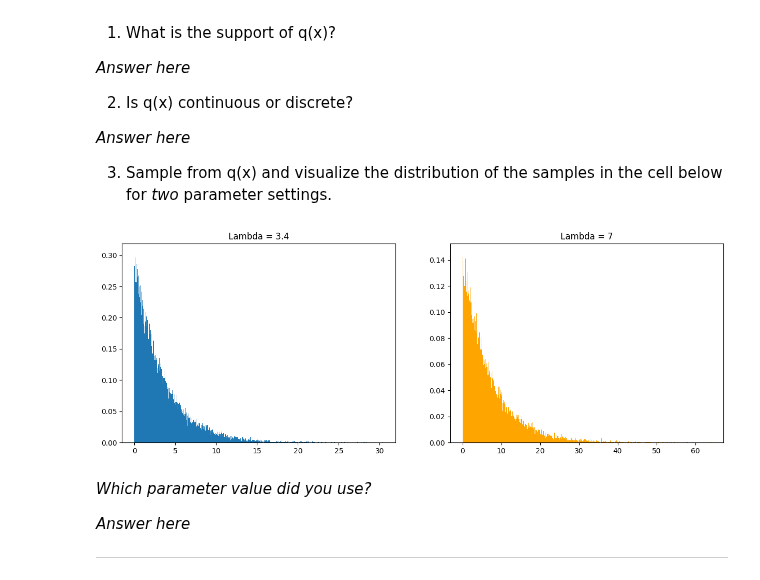
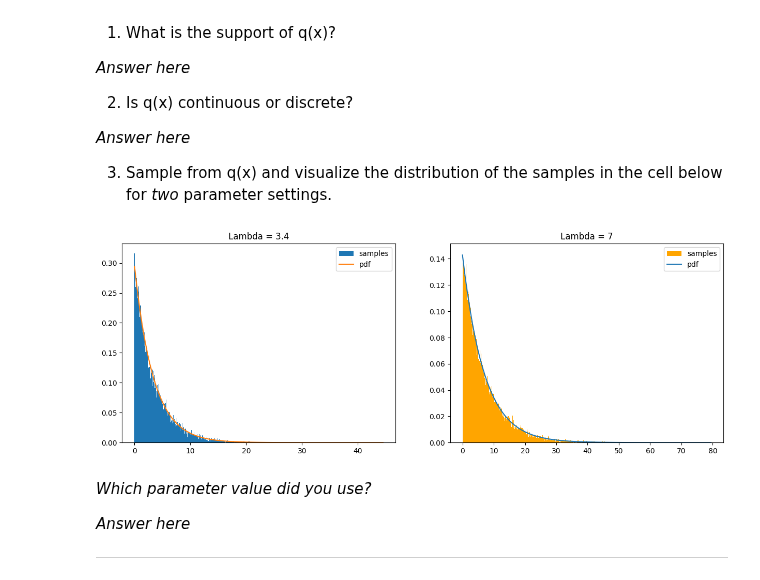
Before and after one commit to leonardodeclara/DD2447-Statistical-Methods-in-Applied-Computer-Science, a Jupyter notebook: Assignment_1/assignment1.ipynb, the cells around one changed output. Saved outputs shown, nothing was run; the diff lists cells and outputs as text; code cells hidden in the pictures.

```diff
--- a/Assignment_1/assignment1.ipynb
+++ b/Assignment_1/assignment1.ipynb
@@ -123,17 +136,23 @@ $q(x) = \text{Exp}(x|\lambda)$
 # %%
 # Sample and visualize here
 fig,axs=plt.subplots(1,2,figsize=(15,5))
 samples=np.random.exponential(3.4,50000)
-axs[0].hist(samples,bins=1000,density=True)
+x = np.linspace(0,max(samples),100)
+axs[0].hist(samples,bins=1000,density=True, label='samples')
+axs[0].plot(x,sp.stats.expon.pdf(x, scale=3.4),label='pdf')
 axs[0].set_title('Lambda = 3.4')
+axs[0].legend()
 
 
 samples=np.random.exponential(7,50000)
-axs[1].hist(samples,bins=1000,density=True, color='orange')
+x = np.linspace(0,max(samples),100)
+axs[1].hist(samples,bins=1000,density=True, color='orange', label='samples')
+axs[1].plot(x,sp.stats.expon.pdf(x, scale=7),label='pdf')
 axs[1].set_title('Lambda = 7')
+axs[1].legend()
 plt.show()
 # %% [output]
-[figure, old version]
+[figure, new version]
 # %% [markdown]
 *Which parameter value did you use?*
 
```
Also changed, not shown: parts of 8 cells of this notebook, 1 other file.
